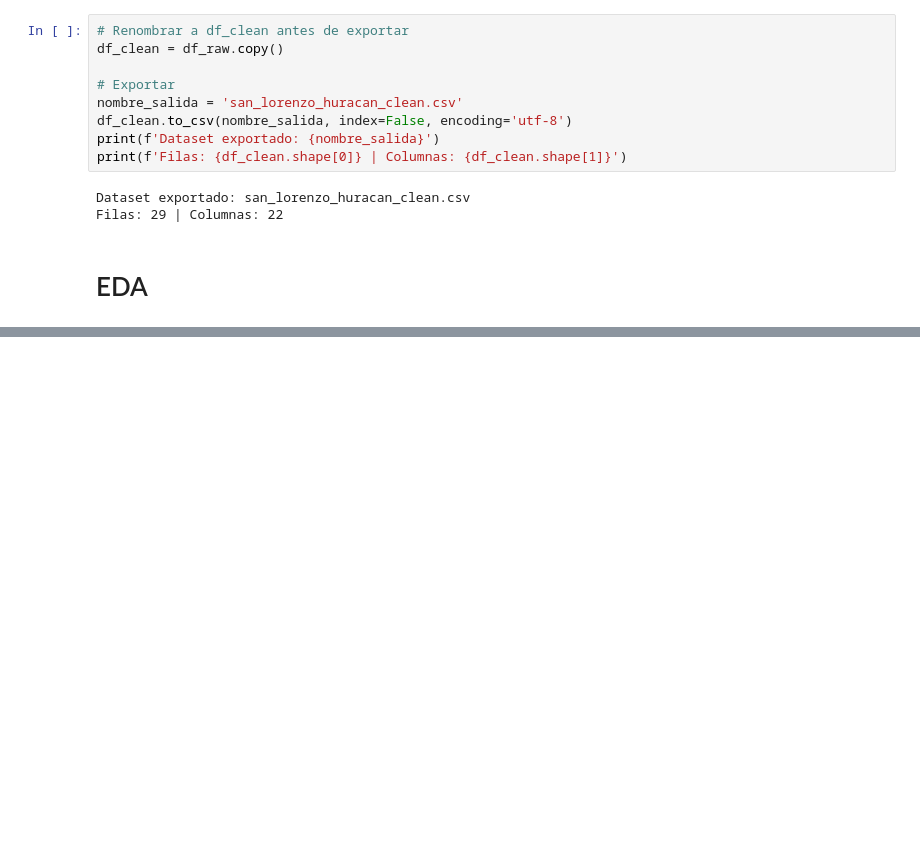
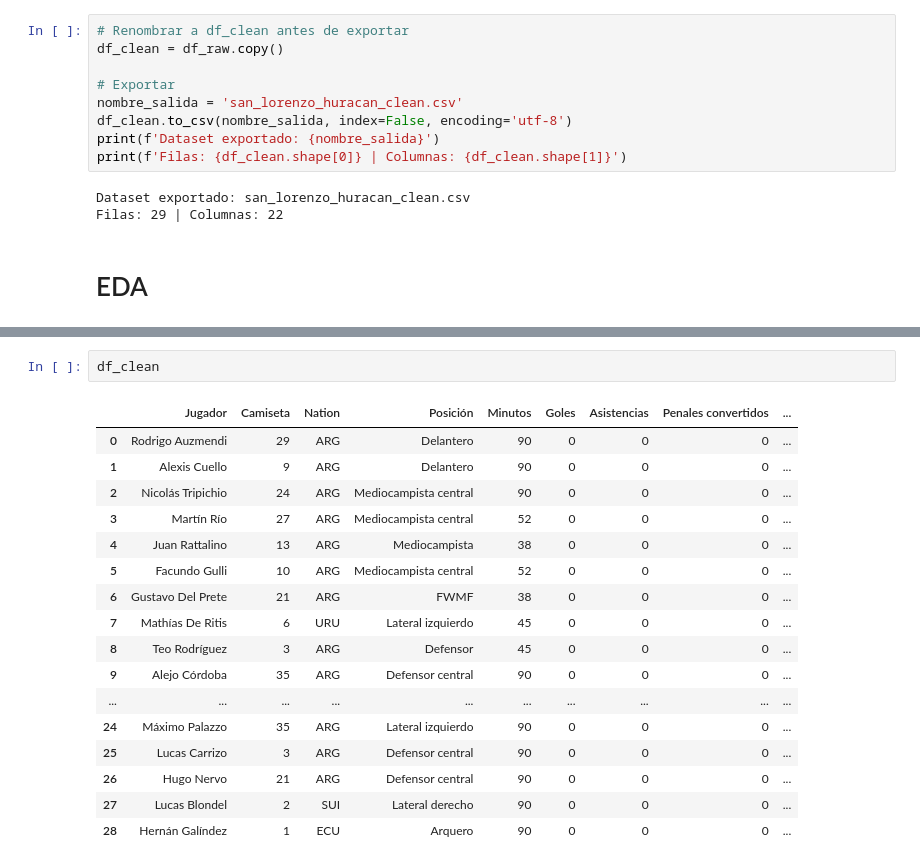
Before and after one commit to andressonsino/football-data-analysis, a Jupyter notebook: huracan/notebooks/san_lorenzo_huracan.ipynb, the cells around one changed output, grey strips where cells are left out. Drawn from its saved outputs; the diff is of its cells as text; blank space fills up the shorter version.

```diff
--- a/huracan/notebooks/san_lorenzo_huracan.ipynb
+++ b/huracan/notebooks/san_lorenzo_huracan.ipynb
@@ -303,0 +403,20 @@ Filas: 29 | Columnas: 22
+# %%
+df_clean
+# %% [output]
+|  | Jugador | Camiseta | Nation | Posición | Minutos | Goles | Asistencias | Penales convertidos | ... |
+| 0 | Rodrigo Auzmendi | 29 | ARG | Delantero | 90 | 0 | 0 | 0 | ... |
+| 1 | Alexis Cuello | 9 | ARG | Delantero | 90 | 0 | 0 | 0 | ... |
+| 2 | Nicolás Tripichio | 24 | ARG | Mediocampista central | 90 | 0 | 0 | 0 | ... |
+| 3 | Martín Río | 27 | ARG | Mediocampista central | 52 | 0 | 0 | 0 | ... |
+| 4 | Juan Rattalino | 13 | ARG | Mediocampista | 38 | 0 | 0 | 0 | ... |
+| 5 | Facundo Gulli | 10 | ARG | Mediocampista central | 52 | 0 | 0 | 0 | ... |
+| 6 | Gustavo Del Prete | 21 | ARG | FWMF | 38 | 0 | 0 | 0 | ... |
+| 7 | Mathías De Ritis | 6 | URU | Lateral izquierdo | 45 | 0 | 0 | 0 | ... |
+| 8 | Teo Rodríguez | 3 | ARG | Defensor | 45 | 0 | 0 | 0 | ... |
+| 9 | Alejo Córdoba | 35 | ARG | Defensor central | 90 | 0 | 0 | 0 | ... |
+| ... | ... | ... | ... | ... | ... | ... | ... | ... | ... |
+| 24 | Máximo Palazzo | 35 | ARG | Lateral izquierdo | 90 | 0 | 0 | 0 | ... |
+| 25 | Lucas Carrizo | 3 | ARG | Defensor central | 90 | 0 | 0 | 0 | ... |
+| 26 | Hugo Nervo | 21 | ARG | Defensor central | 90 | 0 | 0 | 0 | ... |
+| 27 | Lucas Blondel | 2 | SUI | Lateral derecho | 90 | 0 | 0 | 0 | ... |
+| 28 | Hernán Galíndez | 1 | ECU | Arquero | 90 | 0 | 0 | 0 | ... |
```
Also changed, not shown: parts of 1 cell of this notebook.
